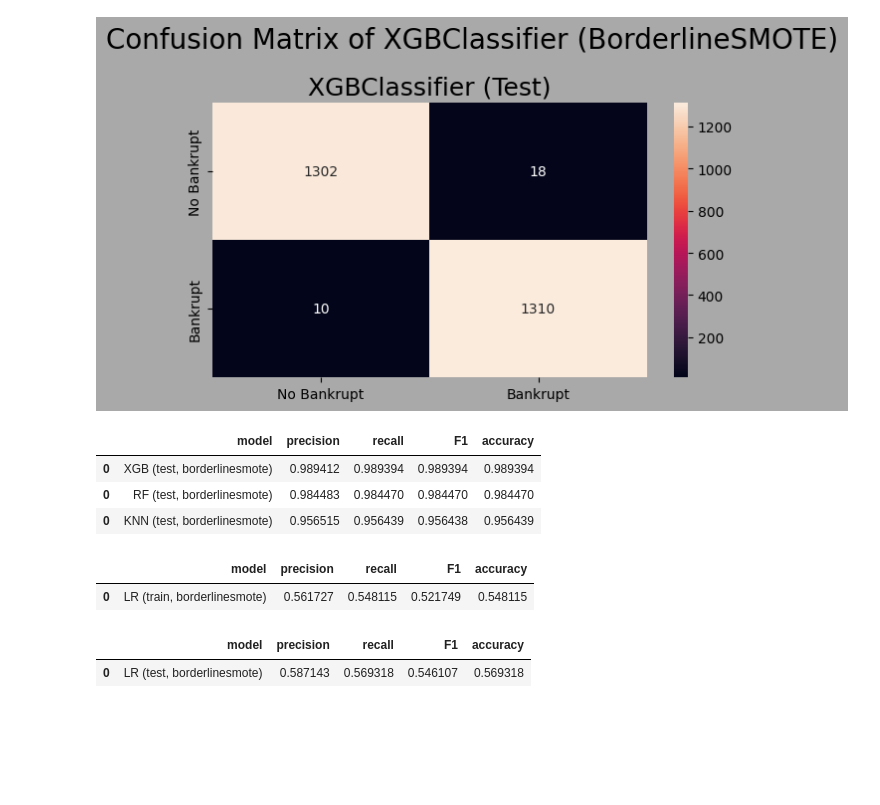
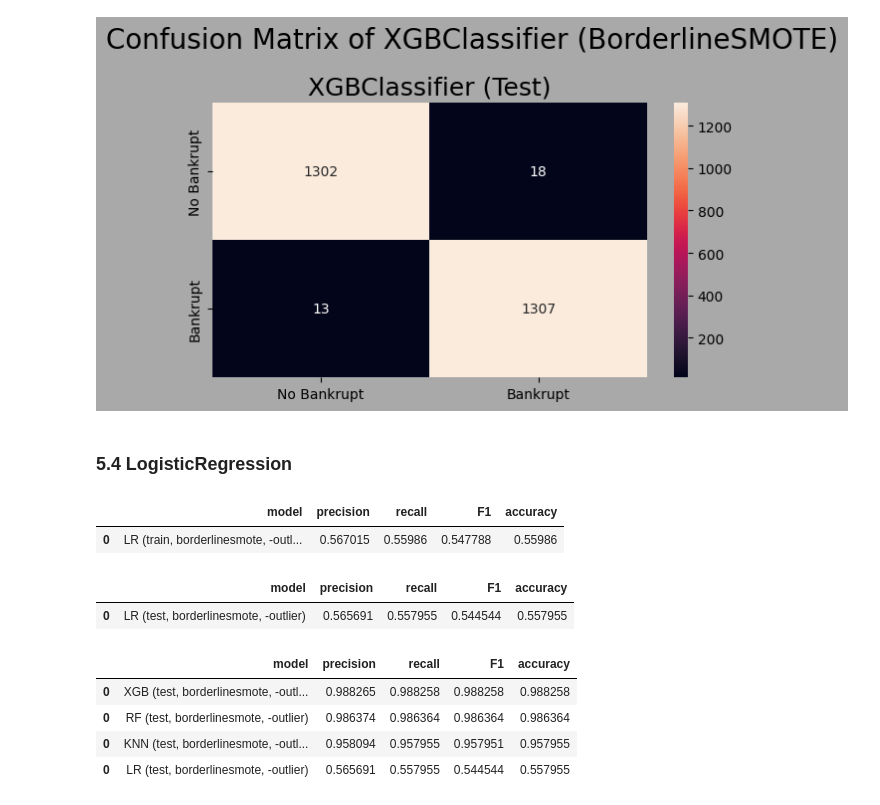
Before and after one commit to BaekJunehong/BIZnFIN, a Jupyter notebook: study/다빈/다빈_4차_자유분석.ipynb, the cells around one changed output. Saved outputs shown, nothing was run; the diff lists cells and outputs as text; code cells hidden in the pictures; blank space fills up the shorter version.

```diff
--- a/study/다빈/다빈_4차_자유분석.ipynb
+++ b/study/다빈/다빈_4차_자유분석.ipynb
@@ -585,7 +591,7 @@ rf_train_results2
 # Use the model to predict on test data
 rf_test_preds = random_forest.predict(X_test)
 
-rf_test_results2 = get_test_scores('RF (test, borderlinesmote)',rf_test_preds,y_test)
+rf_test_results2 = get_test_scores('RF (test, borderlinesmote, -outlier)',rf_test_preds,y_test)
 rf_test_results2
 # %% [output]
 |  | model | precision | recall | F1 | accuracy |
@@ -632,7 +638,7 @@ KNN_train_results2
 # Use the model to predict on test data
 KNN_test_preds = KNN.predict(X_test)
 
-KNN_test_results2 = get_test_scores('KNN (test, borderlinesmote)',KNN_test_preds,y_test)
+KNN_test_results2 = get_test_scores('KNN (test, borderlinesmote, -outlier)',KNN_test_preds,y_test)
 KNN_test_results2
 # %% [output]
 |  | model | precision | recall | F1 | accuracy |
@@ -680,7 +686,7 @@ xgb_train_results2
 # Use the model to predict on test data
 xgb_test_preds = xgb.predict(X_test)
 
-xgb_test_results2 = get_test_scores('XGB (test, borderlinesmote)',xgb_test_preds,y_test)
+xgb_test_results2 = get_test_scores('XGB (test, borderlinesmote, -outlier)',xgb_test_preds,y_test)
 xgb_test_results2
 # %% [output]
 |  | model | precision | recall | F1 | accuracy |
@@ -705,35 +711,38 @@ fig.set_facecolor('darkgrey')
 plt.show()
 # %% [output]
 [figure]
+# %% [markdown]
+### 5.4 LogisticRegression
+# %%
+from sklearn.linear_model import LogisticRegression
+LR = LogisticRegression(random_state=42)
+
+LR.fit(X_train,y_train)
+
+# Use the model to predict on train data
+LR_train_preds = LR.predict(X_train)
+
+LR_train_results2 = get_test_scores('LR (train, borderlinesmote, -outlier)',LR_train_preds,y_train)
+LR_train_results2
+# %% [output]
+|  | model | precision | recall | F1 | accuracy |
+| 0 | LR (train, borderlinesmote, -outl... | 0.567015 | 0.55986 | 0.547788 | 0.55986 |
+# %%
+# Use the model to predict on test data
+LR_test_preds = LR.predict(X_test)
+
+LR_test_results2 = get_test_scores('LR (test, borderlinesmote, -outlier)',LR_test_preds,y_test)
+LR_test_results2
+# %% [output]
+|  | model | precision | recall | F1 | accuracy |
+| 0 | LR (test, borderlinesmote, -outlier) | 0.565691 | 0.557955 | 0.544544 | 0.557955 |
 # %%
-results = pd.concat([rf_test_results2,KNN_test_results2,xgb_test_results2],axis=0)
+results2 = pd.concat([rf_test_results2,KNN_test_results2,xgb_test_results2, LR_test_results2],axis=0)
 
-results.sort_values(by=['accuracy'],ascending=False)
+results2.sort_values(by=['accuracy'],ascending=False)
 # %% [output]
 |  | model | precision | recall | F1 | accuracy |
-| 0 | XGB (test, borderlinesmote) | 0.989412 | 0.989394 | 0.989394 | 0.989394 |
-| 0 | RF (test, borderlinesmote) | 0.984483 | 0.984470 | 0.984470 | 0.984470 |
-| 0 | KNN (test, borderlinesmote) | 0.956515 | 0.956439 | 0.956438 | 0.956439 |
+| 0 | XGB (test, borderlinesmote, -outl... | 0.988265 | 0.988258 | 0.988258 | 0.988258 |
+| 0 | RF (test, borderlinesmote, -outlier) | 0.986374 | 0.986364 | 0.986364 | 0.986364 |
+| 0 | KNN (test, borderlinesmote, -outl... | 0.958094 | 0.957955 | 0.957951 | 0.957955 |
+| 0 | LR (test, borderlinesmote, -outlier) | 0.565691 | 0.557955 | 0.544544 | 0.557955 |
-# %%
-from sklearn.linear_model import LogisticRegression
-LR = LogisticRegression(random_state=42)
-
-LR.fit(X_train,y_train)
-
-# Use the model to predict on train data
-LR_train_preds = LR.predict(X_train)
-
-LR_train_results2 = get_test_scores('LR (train, borderlinesmote)',LR_train_preds,y_train)
-LR_train_results2
-# %% [output]
-|  | model | precision | recall | F1 | accuracy |
-| 0 | LR (train, borderlinesmote) | 0.561727 | 0.548115 | 0.521749 | 0.548115 |
-# %%
-# Use the model to predict on test data
-LR_test_preds = LR.predict(X_test)
-
-LR_test_results2 = get_test_scores('LR (test, borderlinesmote)',LR_test_preds,y_test)
-LR_test_results2
-# %% [output]
-|  | model | precision | recall | F1 | accuracy |
-| 0 | LR (test, borderlinesmote) | 0.587143 | 0.569318 | 0.546107 | 0.569318 |
```
Also changed, not shown: parts of 17 cells of this notebook, 2 other files.
